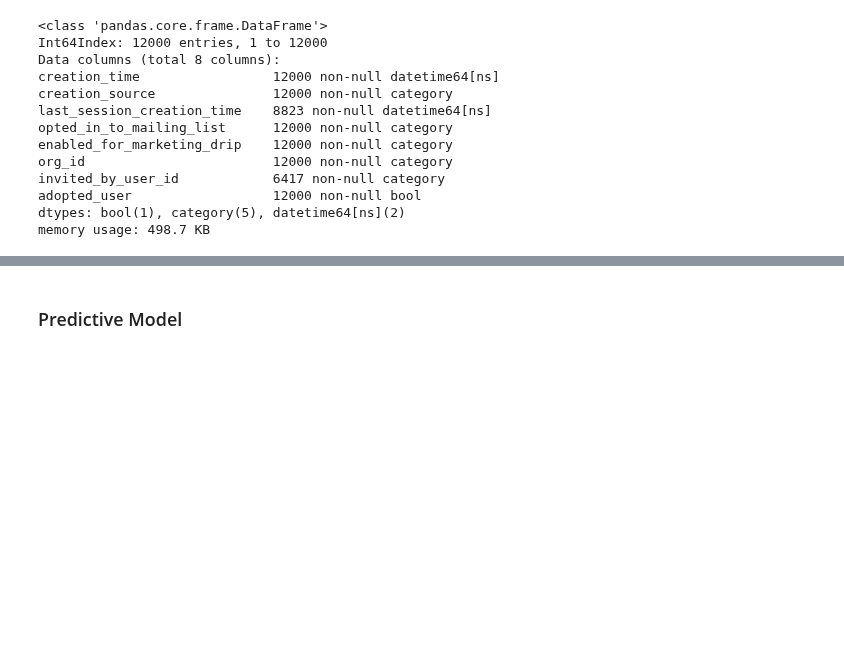
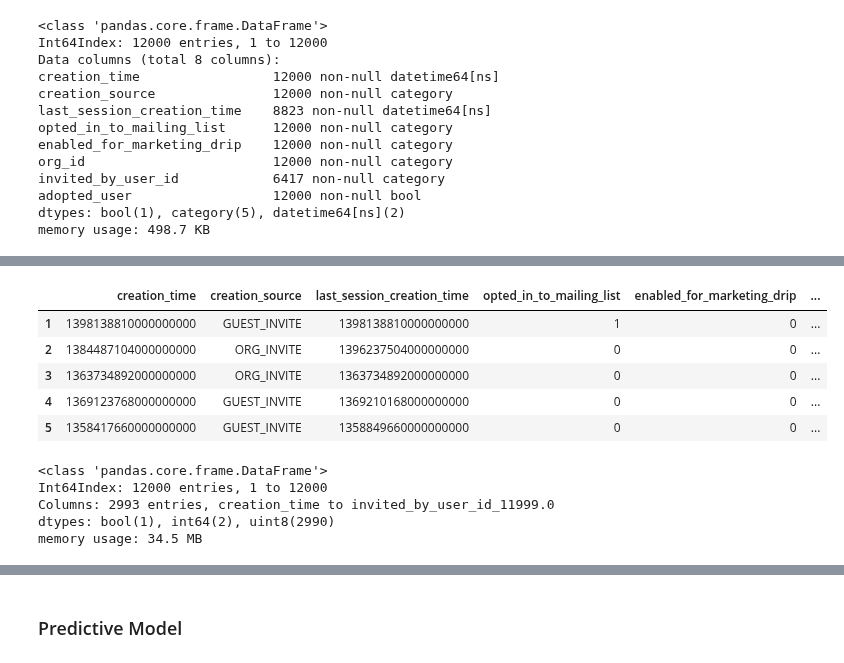
Before and after one commit to Tsolmon17/Springboard-Coursework, a Jupyter notebook: relax_challenge/relax-challenge.ipynb, the cells around one changed output, grey strips where cells are left out. Cells and saved outputs as stored; diff of their text form; code cells hidden in the pictures; blank space fills up the shorter version.

```diff
--- a/relax_challenge/relax-challenge.ipynb
+++ b/relax_challenge/relax-challenge.ipynb
@@ -362,0 +381,18 @@ memory usage: 498.7 KB
+# %%
+pred_df.head()
+# %% [output]
+|  | creation_time | creation_source | last_session_creation_time | opted_in_to_mailing_list | enabled_for_marketing_drip | ... |
+| 1 | 1398138810000000000 | GUEST_INVITE | 1398138810000000000 | 1 | 0 | ... |
+| 2 | 1384487104000000000 | ORG_INVITE | 1396237504000000000 | 0 | 0 | ... |
+| 3 | 1363734892000000000 | ORG_INVITE | 1363734892000000000 | 0 | 0 | ... |
+| 4 | 1369123768000000000 | GUEST_INVITE | 1369210168000000000 | 0 | 0 | ... |
+| 5 | 1358417660000000000 | GUEST_INVITE | 1358849660000000000 | 0 | 0 | ... |
+# %%
+pred_df = pd.get_dummies(pred_df)
+pred_df.info()
+# %% [output]
+<class 'pandas.core.frame.DataFrame'>
+Int64Index: 12000 entries, 1 to 12000
+Columns: 2993 entries, creation_time to invited_by_user_id_11999.0
+dtypes: bool(1), int64(2), uint8(2990)
+memory usage: 34.5 MB
```
Also changed, not shown: parts of 11 cells of this notebook.
